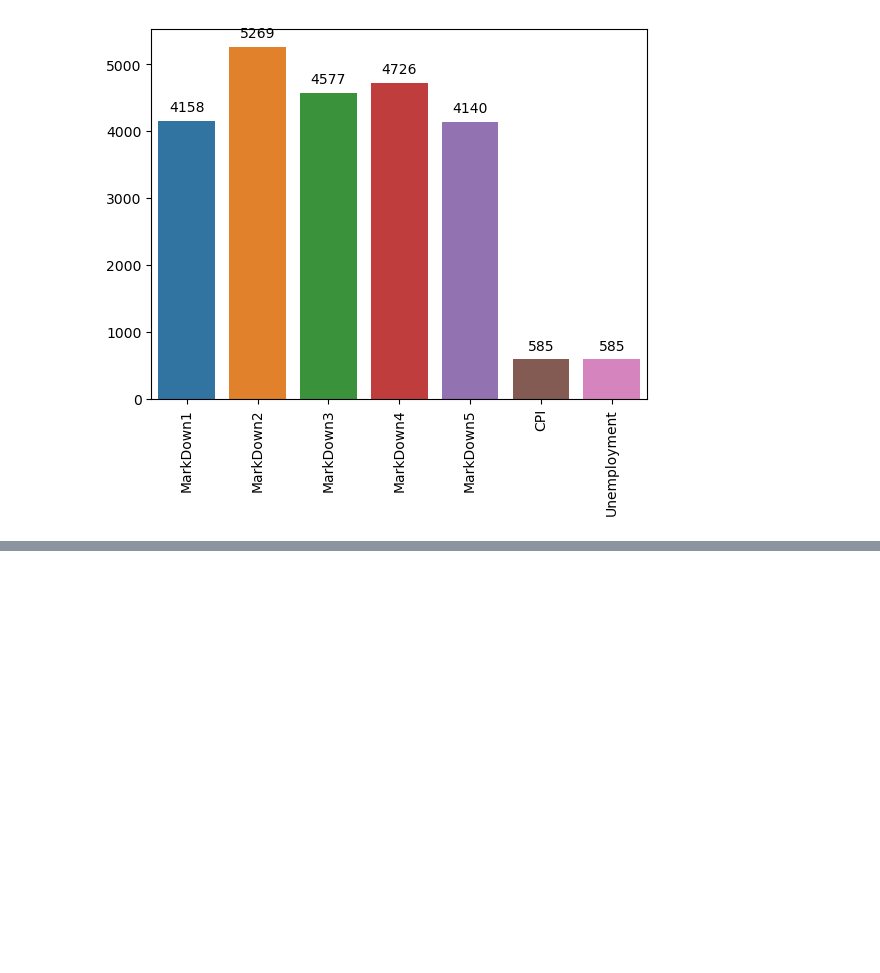
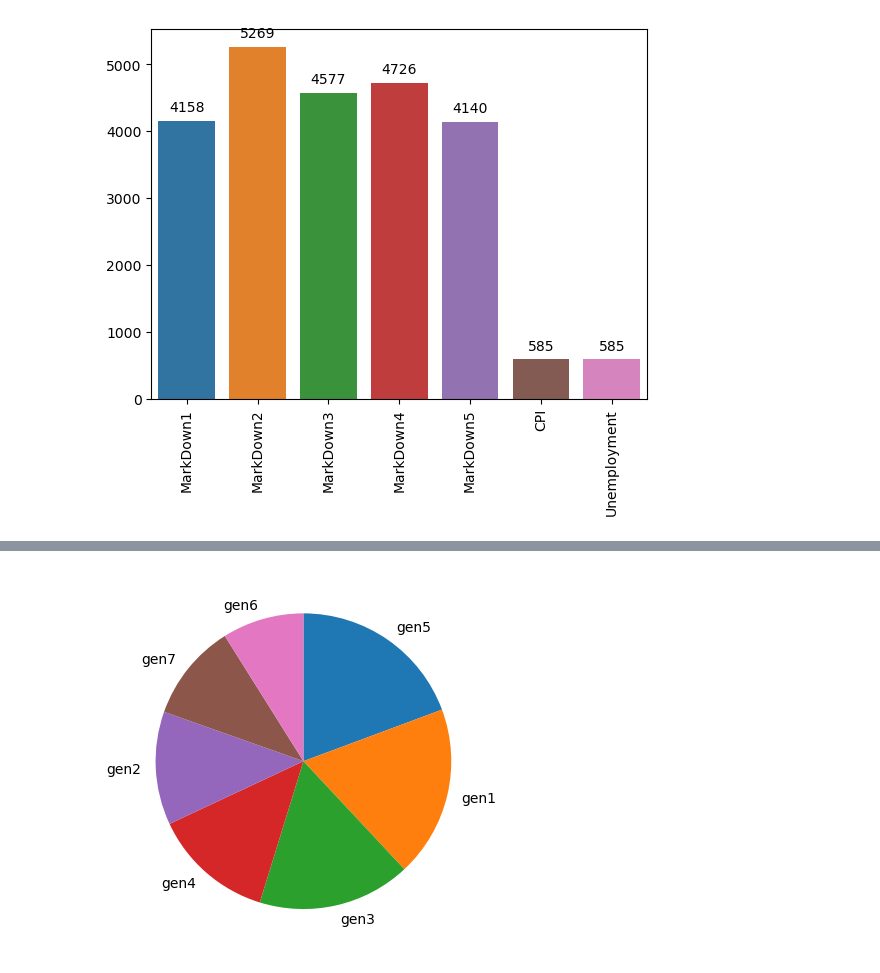
Before and after one commit to Nihal-Awad/Matplot-Seaborn-Practice, a Jupyter notebook: Visualization.ipynb, the cells around one changed output, grey strips where cells are left out. Cells and saved outputs as stored; diff of their text form; code cells hidden in the pictures; blank space fills up the shorter version.

```diff
--- a/Visualization.ipynb
+++ b/Visualization.ipynb
@@ -196,0 +210,4 @@ for i in range(na_counts.shape[0]):
+# %%
+plt.pie(gen_counts, labels=gen_counts.index, startangle=90, counterclock=False);
+# %% [output]
+[figure, added]
```
Also changed, not shown: parts of 5 cells of this notebook.
